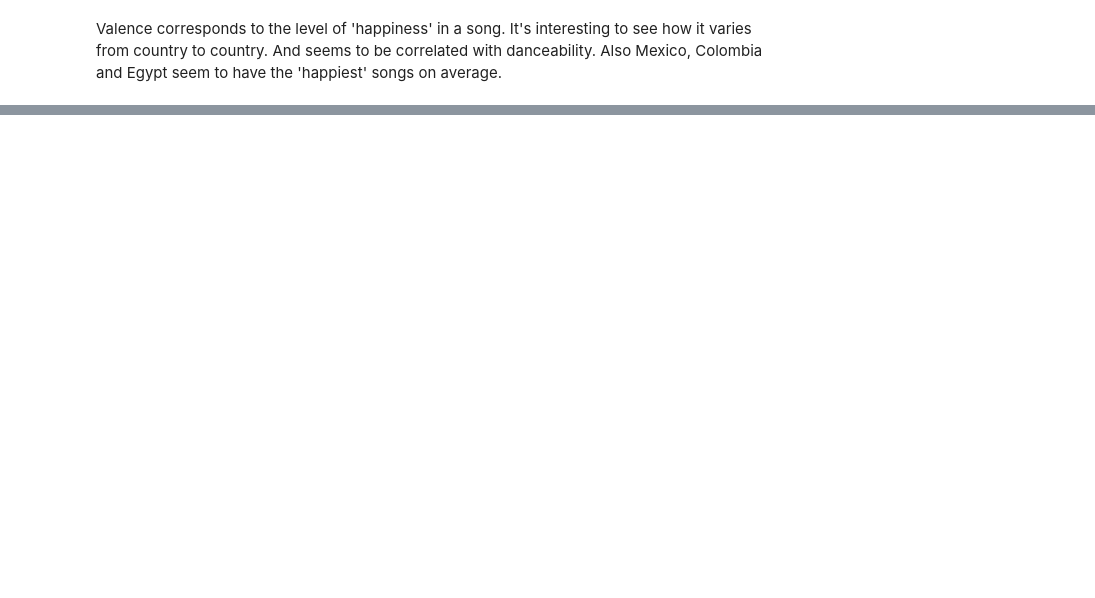
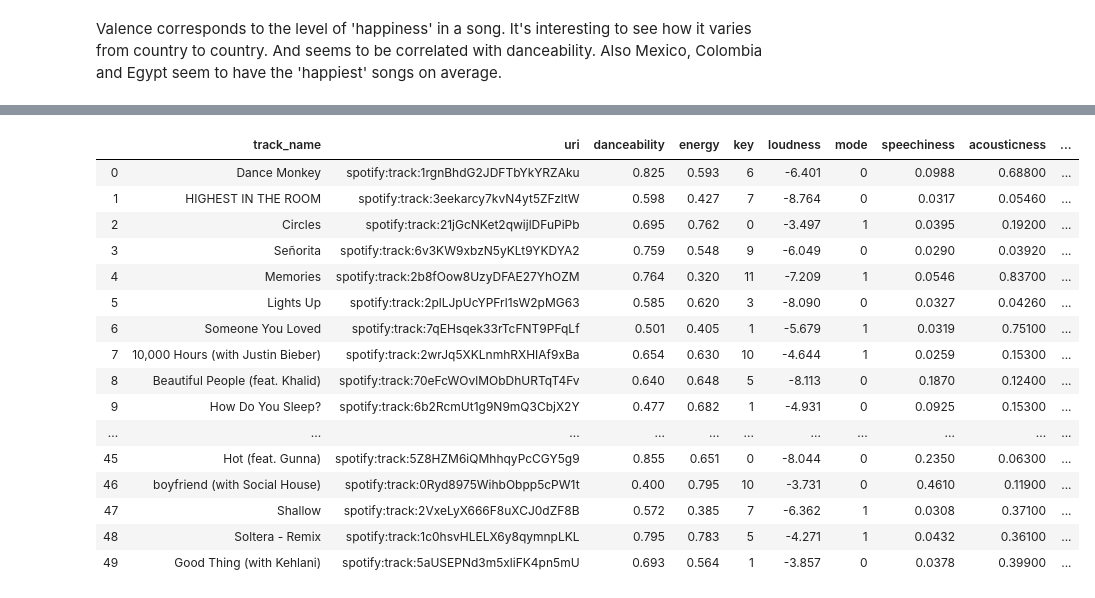
Before and after one commit to rosanapineda/spotipy, a Jupyter notebook: Tutorial.ipynb, the cells around one changed output, grey strips where cells are left out. Drawn from its saved outputs; the diff is of its cells as text; code cells hidden in the pictures; blank space fills up the shorter version.

```diff
--- a/Tutorial.ipynb
+++ b/Tutorial.ipynb
@@ -452,0 +546,20 @@ Valence corresponds to the level of 'happiness' in a song. It's interesting to s
+# %%
+df_global
+# %% [output]
+|  | track_name | uri | danceability | energy | key | loudness | mode | speechiness | acousticness | ... |
+| 0 | Dance Monkey | spotify:track:1rgnBhdG2JDFTbYkYRZAku | 0.825 | 0.593 | 6 | -6.401 | 0 | 0.0988 | 0.68800 | ... |
+| 1 | HIGHEST IN THE ROOM | spotify:track:3eekarcy7kvN4yt5ZFzltW | 0.598 | 0.427 | 7 | -8.764 | 0 | 0.0317 | 0.05460 | ... |
+| 2 | Circles | spotify:track:21jGcNKet2qwijlDFuPiPb | 0.695 | 0.762 | 0 | -3.497 | 1 | 0.0395 | 0.19200 | ... |
+| 3 | Señorita | spotify:track:6v3KW9xbzN5yKLt9YKDYA2 | 0.759 | 0.548 | 9 | -6.049 | 0 | 0.0290 | 0.03920 | ... |
+| 4 | Memories | spotify:track:2b8fOow8UzyDFAE27YhOZM | 0.764 | 0.320 | 11 | -7.209 | 1 | 0.0546 | 0.83700 | ... |
+| 5 | Lights Up | spotify:track:2plLJpUcYPFrl1sW2pMG63 | 0.585 | 0.620 | 3 | -8.090 | 0 | 0.0327 | 0.04260 | ... |
+| 6 | Someone You Loved | spotify:track:7qEHsqek33rTcFNT9PFqLf | 0.501 | 0.405 | 1 | -5.679 | 1 | 0.0319 | 0.75100 | ... |
+| 7 | 10,000 Hours (with Justin Bieber) | spotify:track:2wrJq5XKLnmhRXHIAf9xBa | 0.654 | 0.630 | 10 | -4.644 | 1 | 0.0259 | 0.15300 | ... |
+| 8 | Beautiful People (feat. Khalid) | spotify:track:70eFcWOvlMObDhURTqT4Fv | 0.640 | 0.648 | 5 | -8.113 | 0 | 0.1870 | 0.12400 | ... |
+| 9 | How Do You Sleep? | spotify:track:6b2RcmUt1g9N9mQ3CbjX2Y | 0.477 | 0.682 | 1 | -4.931 | 0 | 0.0925 | 0.15300 | ... |
+| ... | ... | ... | ... | ... | ... | ... | ... | ... | ... | ... |
+| 45 | Hot (feat. Gunna) | spotify:track:5Z8HZM6iQMhhqyPcCGY5g9 | 0.855 | 0.651 | 0 | -8.044 | 0 | 0.2350 | 0.06300 | ... |
+| 46 | boyfriend (with Social House) | spotify:track:0Ryd8975WihbObpp5cPW1t | 0.400 | 0.795 | 10 | -3.731 | 0 | 0.4610 | 0.11900 | ... |
+| 47 | Shallow | spotify:track:2VxeLyX666F8uXCJ0dZF8B | 0.572 | 0.385 | 7 | -6.362 | 1 | 0.0308 | 0.37100 | ... |
+| 48 | Soltera - Remix | spotify:track:1c0hsvHLELX6y8qymnpLKL | 0.795 | 0.783 | 5 | -4.271 | 1 | 0.0432 | 0.36100 | ... |
+| 49 | Good Thing (with Kehlani) | spotify:track:5aUSEPNd3m5xliFK4pn5mU | 0.693 | 0.564 | 1 | -3.857 | 0 | 0.0378 | 0.39900 | ... |
```
Also changed, not shown: parts of 33 cells of this notebook.
